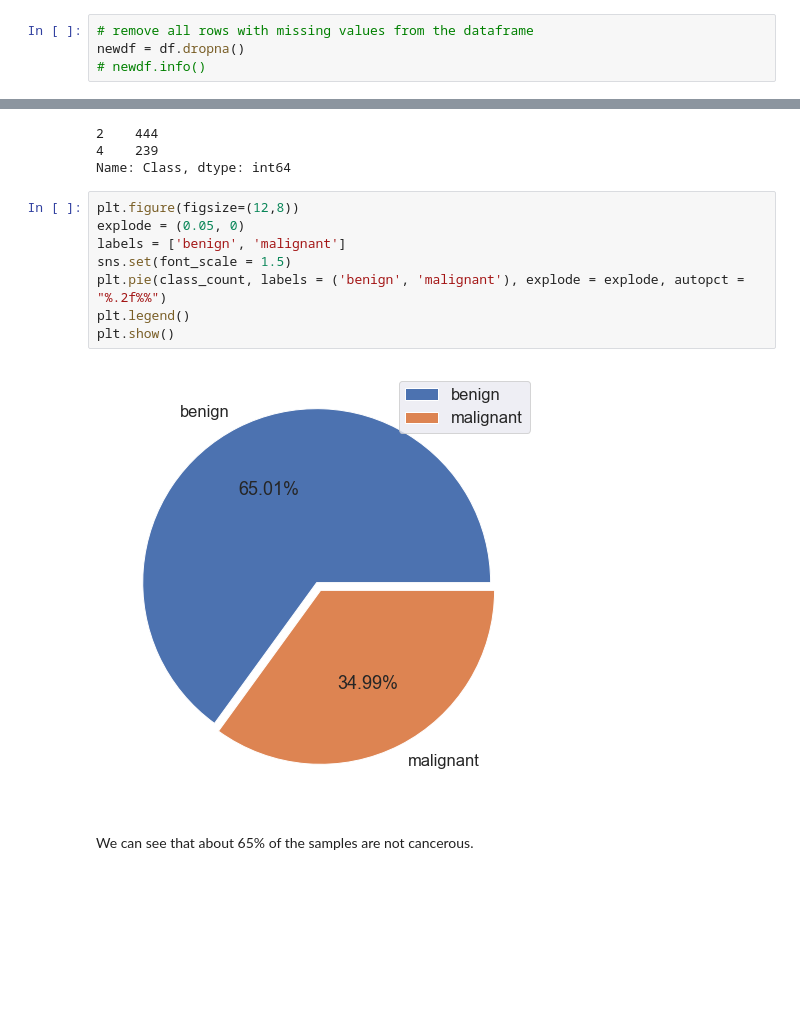
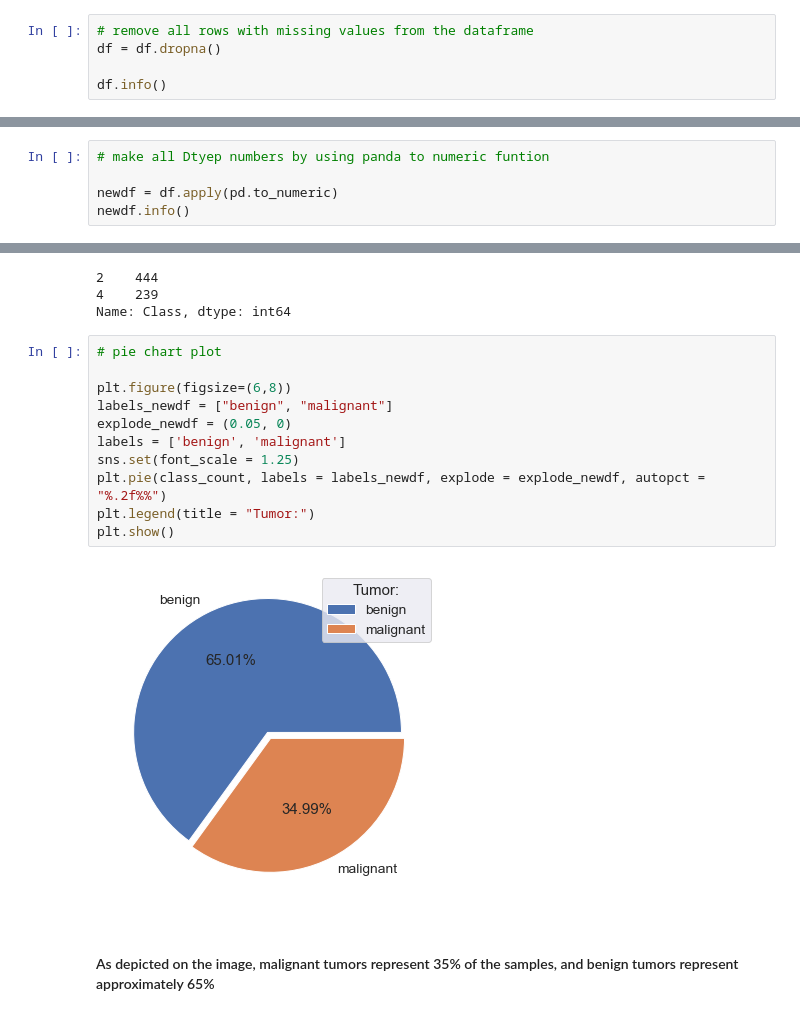
Before and after one commit to G00411367/PfDA_II, a Jupyter notebook: wisconsin_analysis.ipynb, the cells around one changed output, grey strips where cells are left out. Saved outputs shown, nothing was run; the diff lists cells and outputs as text; blank space fills up the shorter version.

```diff
--- a/wisconsin_analysis.ipynb
+++ b/wisconsin_analysis.ipynb
@@ -250,5 +271,6 @@ Some reaserches reccomend replacing these vasues with median value of that colum
 In this work we will drop the rows with missing values
 # %%
 # remove all rows with missing values from the dataframe
-newdf = df.dropna()
-# newdf.info()
+df = df.dropna()
+
+df.info()
@@ -254,0 +296,5 @@ newdf = df.dropna()
+# %%
+# make all Dtyep numbers by using panda to numeric funtion
+
+newdf = df.apply(pd.to_numeric)
+newdf.info()
@@ -308,14 +371,17 @@ print(class_count)
 4    239
 Name: Class, dtype: int64
 # %%
-plt.figure(figsize=(12,8))
-explode = (0.05, 0)
+# pie chart plot
+
+plt.figure(figsize=(6,8))
+labels_newdf = ["benign", "malignant"]
+explode_newdf = (0.05, 0)
 labels = ['benign', 'malignant']
-sns.set(font_scale = 1.5)
-plt.pie(class_count, labels = ('benign', 'malignant'), explode = explode, autopct = "%.2f%%")
-plt.legend()
+sns.set(font_scale = 1.25)
+plt.pie(class_count, labels = labels_newdf, explode = explode_newdf, autopct = "%.2f%%")
+plt.legend(title = "Tumor:")
 plt.show()
 # %% [output]
-[figure, old version]
+[figure, new version]
 # %% [markdown]
-We can see that about 65% of the samples are not cancerous.
+#### As depicted on the image, malignant tumors represent 35% of the samples, and benign tumors represent approximately 65%
```
Also changed, not shown: parts of 12 cells of this notebook.
